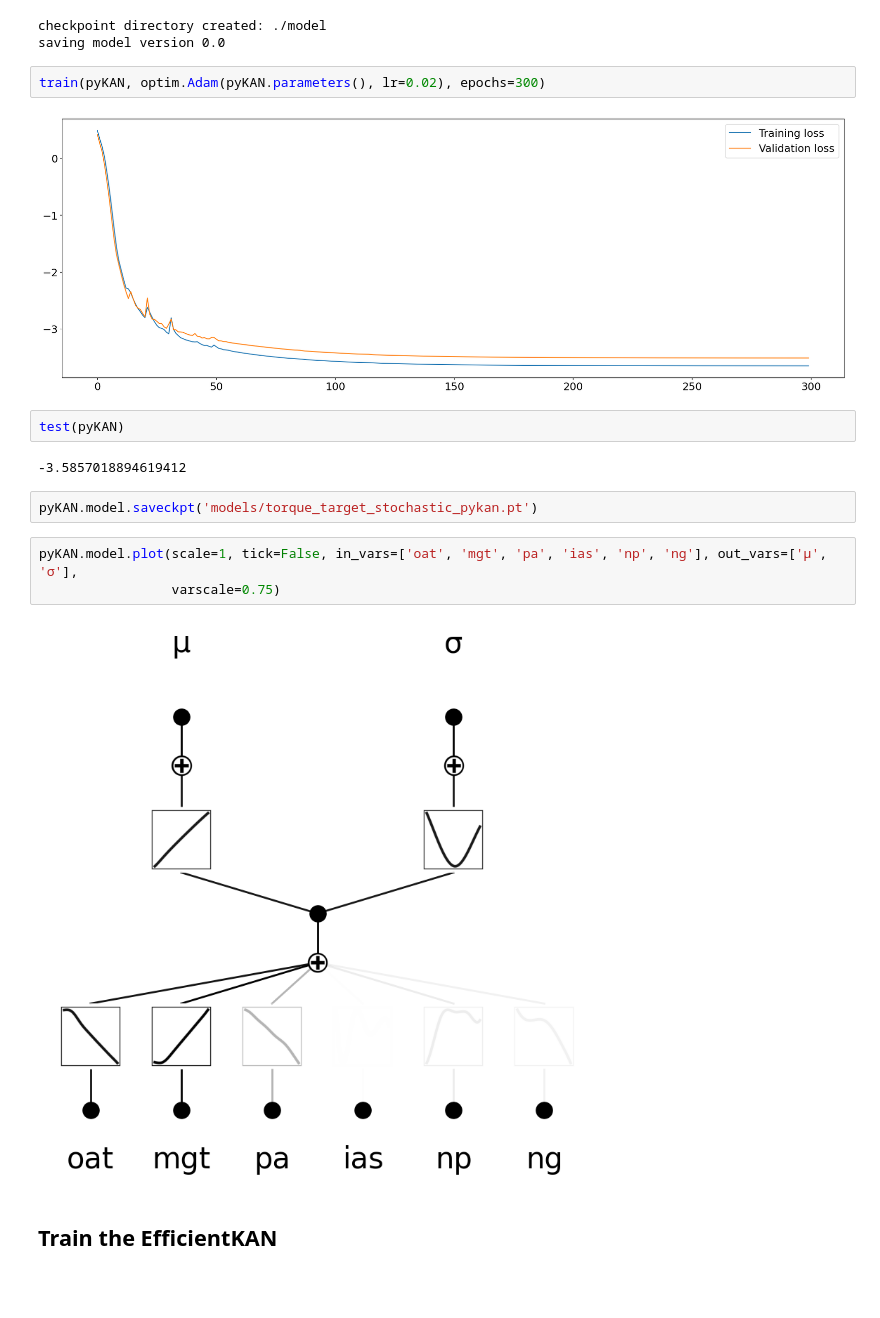
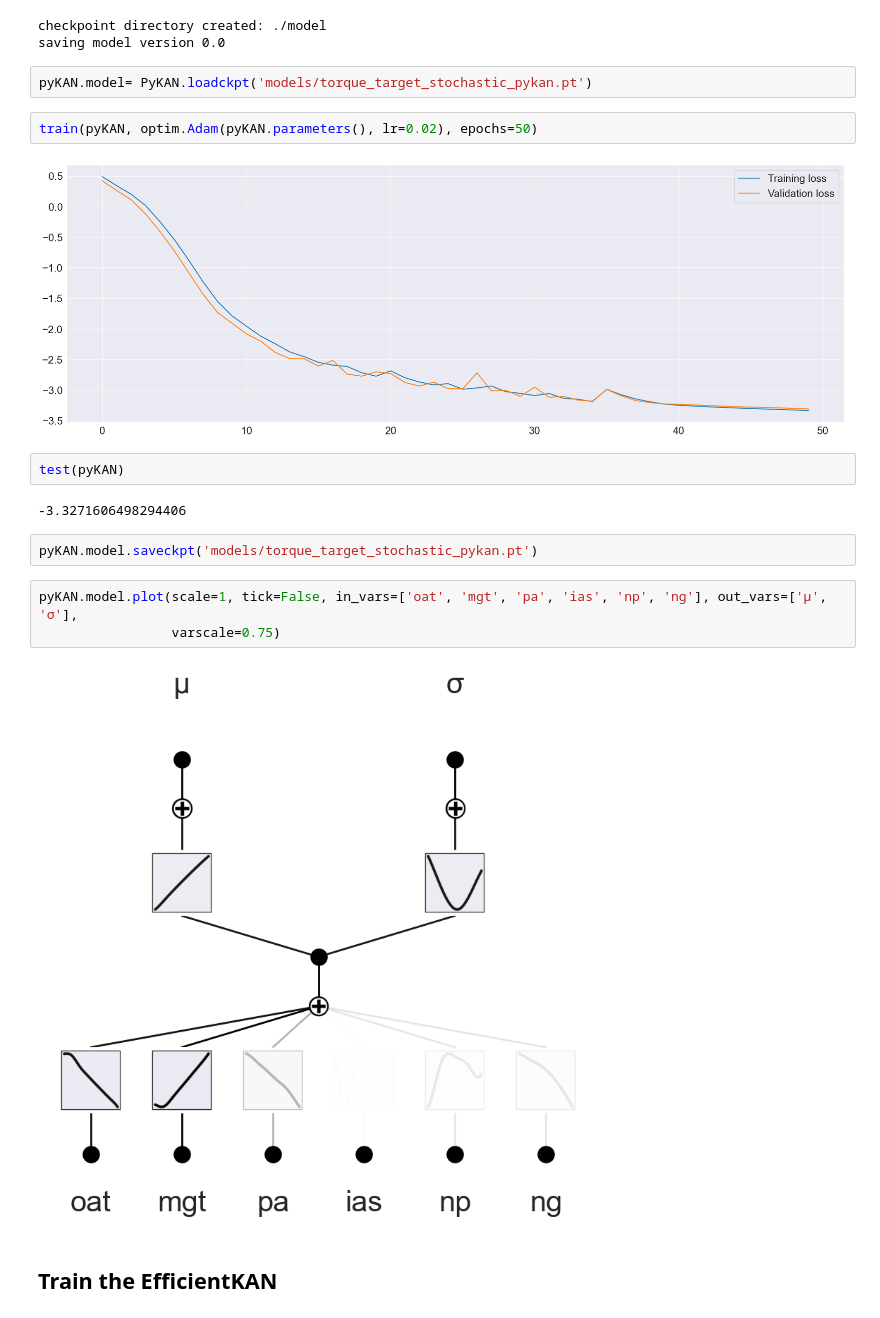
Before and after one commit to MrPio/PHM_North_America_2024_Challenge, a Jupyter notebook: 2-torque_margin_pdf_regression/2-Torque_Target_Regression_Stochastic.ipynb, the cells around one changed output. Saved outputs shown, nothing was run; the diff lists cells and outputs as text; blank space fills up the shorter version.

```diff
--- a/2-torque_margin_pdf_regression/2-Torque_Target_Regression_Stochastic.ipynb
+++ b/2-torque_margin_pdf_regression/2-Torque_Target_Regression_Stochastic.ipynb
@@ -138,21 +138,23 @@ pyKAN = Py_KAN(layers=[[6, 0], [1, 0], [2, 0]], grid_size=2)
 # %% [output]
 checkpoint directory created: ./model
 saving model version 0.0
+# %%
+pyKAN.model= PyKAN.loadckpt('models/torque_target_stochastic_pykan.pt')
 # %%
-train(pyKAN, optim.Adam(pyKAN.parameters(), lr=0.02), epochs=300)
+train(pyKAN, optim.Adam(pyKAN.parameters(), lr=0.02), epochs=50)
 # %% [output]
-[figure, old version]
+[figure, new version]
 # %%
 test(pyKAN)
 # %% [output]
--3.5857018894619412
+-3.3271606498294406
 # %%
 pyKAN.model.saveckpt('models/torque_target_stochastic_pykan.pt')
 # %%
 pyKAN.model.plot(scale=1, tick=False, in_vars=['oat', 'mgt', 'pa', 'ias', 'np', 'ng'], out_vars=['μ', 'σ'],
                  varscale=0.75)
 # %% [output]
-[figure, old version]
+[figure, new version]
 # %% [markdown]
 ## Train the EfficientKAN
 # %%
```
Also changed, not shown: parts of 5 cells of this notebook, 5 other files.
